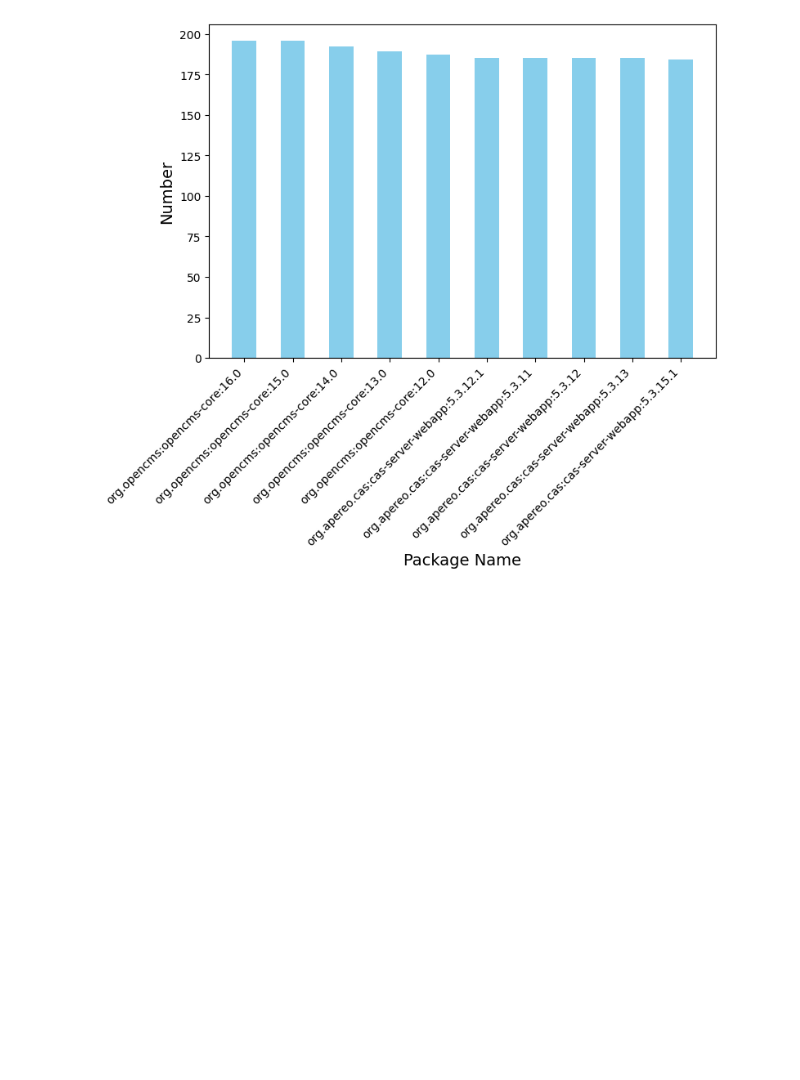
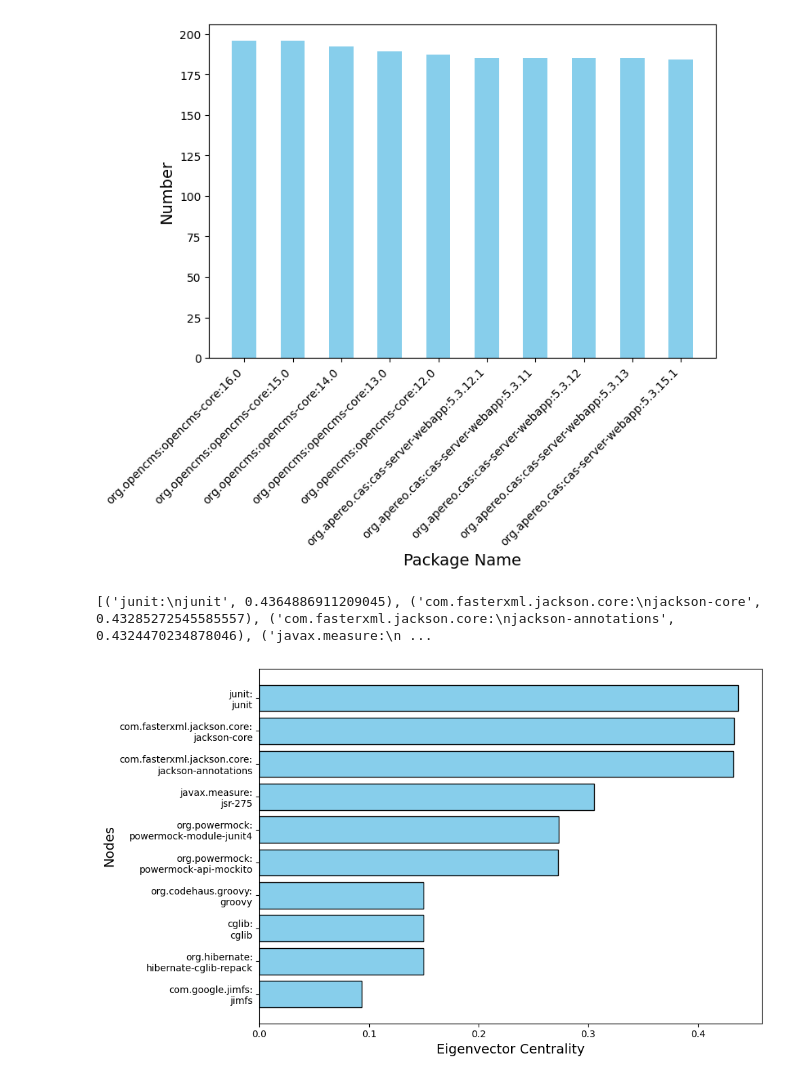
Before and after one commit to Wapiti08/DPAnalyzer, a Jupyter notebook: exp/result_visual.ipynb, the cells around one changed output. Cells and saved outputs as stored; diff of their text form; code cells hidden in the pictures; blank space fills up the shorter version.

```diff
--- a/exp/result_visual.ipynb
+++ b/exp/result_visual.ipynb
@@ -185,6 +185,43 @@ plt.subplots_adjust(bottom=0.2)
 plt.show()
 # %% [output]
 [figure]
+# %%
+
+# Data: List of tuples containing node names and their eigenvector centrality scores
+top_eigen_cel = [
+    ('junit:junit', 0.4364886911209045),
+    ('com.fasterxml.jackson.core:jackson-core', 0.43285272545585557),
+    ('com.fasterxml.jackson.core:jackson-annotations', 0.4324470234878046),
+    ('javax.measure:jsr-275', 0.30530566427139494),
+    ('org.powermock:powermock-module-junit4', 0.27315635691726997),
+    ('org.powermock:powermock-api-mockito', 0.2725636966519481),
+    ('org.codehaus.groovy:groovy', 0.14964503909689772),
+    ('cglib:cglib', 0.14963831416710613),
+    ('org.hibernate:hibernate-cglib-repack', 0.1496350750361814),
+    ('com.google.jimfs:jimfs', 0.09354835280106276)
+]
+
+top_eigen_cel = [(pkg.replace(":", ":\n"), value) for (pkg, value) in top_eigen_cel]
+print(top_eigen_cel)
+# Separate data into two lists for plotting
+nodes, centrality_scores = zip(*top_eigen_cel)
+
+# Create the bar plot
+plt.figure(figsize=(10, 6))
+plt.barh(nodes, centrality_scores, color='skyblue', edgecolor='black')
+
+# Add labels and title
+plt.xlabel('Eigenvector Centrality', fontsize=14)
+plt.ylabel('Nodes', fontsize=14)
+# plt.title('Top Nodes by Eigenvector Centrality', fontsize=14)
+plt.gca().invert_yaxis()  # Invert y-axis to have the highest value at the top
+
+# Show plot
+plt.tight_layout()
+plt.show()
+# %% [output]
+[('junit:\njunit', 0.4364886911209045), ('com.fasterxml.jackson.core:\njackson-core', 0.43285272545585557), ('com.fasterxml.jackson.core:\njackson-annotations', 0.4324470234878046), ('javax.measure:\n ...
+[figure, added]
 # %%
 import pandas as pd
 import matplotlib.pyplot as plt
```
Also changed, not shown: parts of 5 cells of this notebook, 10 other files.
